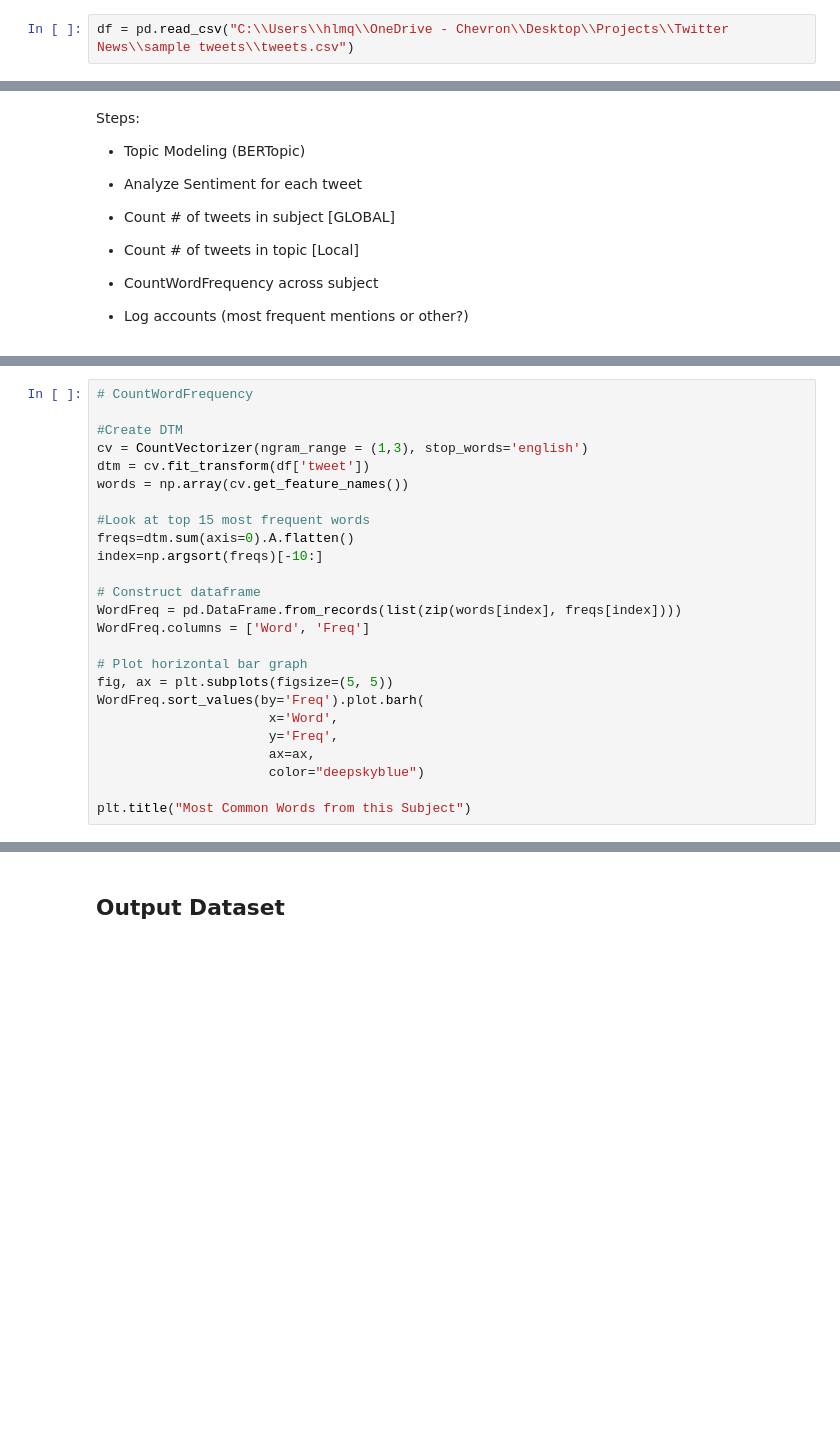
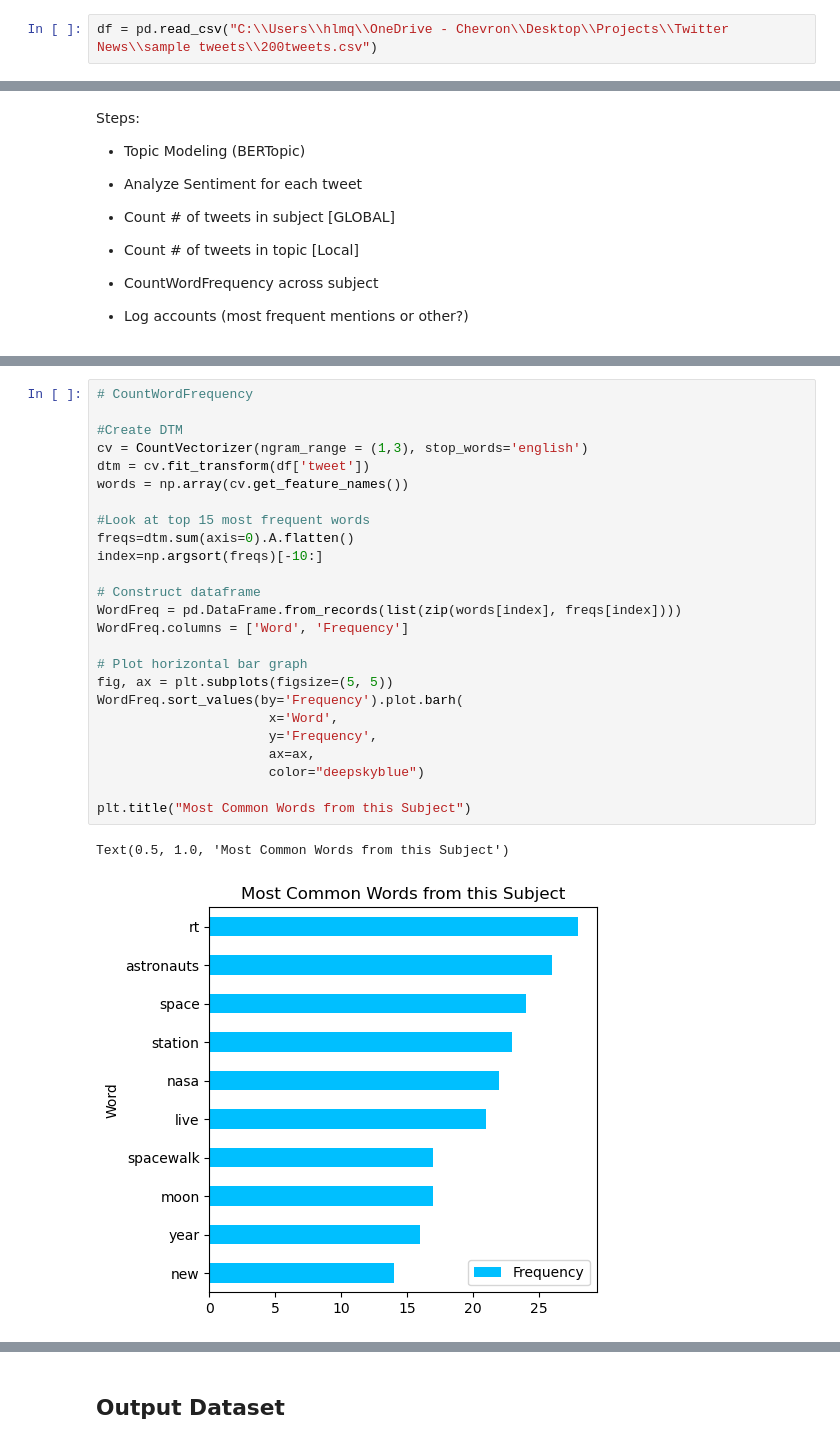
Before and after one commit to tzimmer3/Twitter_Project, a Jupyter notebook: 0. Execution.ipynb, the cells around one changed output, grey strips where cells are left out. Cells and saved outputs as stored; diff of their text form; blank space fills up the shorter version.

```diff
--- a/0. Execution.ipynb
+++ b/0. Execution.ipynb
@@ -107,5 +83,5 @@ def remove_stopwords(tweet, stopwords):
 # %%
-df = pd.read_csv("C:\\Users\\hlmq\\OneDrive - Chevron\\Desktop\\Projects\\Twitter News\\sample tweets\\tweets.csv")
+df = pd.read_csv("C:\\Users\\hlmq\\OneDrive - Chevron\\Desktop\\Projects\\Twitter News\\sample tweets\\200tweets.csv")
 # %%
 # Extract pieces out of tweets and put into df columns
 df['hashtags'] = df['tweet'].apply(TweetAnalyzer.extract_hashtags)
@@ -189,28 +166,31 @@ total_tweets_in_topic = []
 # %%
 # CountWordFrequency
 
 #Create DTM
 cv = CountVectorizer(ngram_range = (1,3), stop_words='english')
 dtm = cv.fit_transform(df['tweet'])
 words = np.array(cv.get_feature_names())
 
 #Look at top 15 most frequent words
 freqs=dtm.sum(axis=0).A.flatten()
 index=np.argsort(freqs)[-10:]
 
 # Construct dataframe
 WordFreq = pd.DataFrame.from_records(list(zip(words[index], freqs[index])))
-WordFreq.columns = ['Word', 'Freq']
+WordFreq.columns = ['Word', 'Frequency']
 
 # Plot horizontal bar graph
 fig, ax = plt.subplots(figsize=(5, 5))
-WordFreq.sort_values(by='Freq').plot.barh(
+WordFreq.sort_values(by='Frequency').plot.barh(
                       x='Word',
-                      y='Freq',
+                      y='Frequency',
                       ax=ax,
                       color="deepskyblue")
 
 plt.title("Most Common Words from this Subject")
+# %% [output]
+Text(0.5, 1.0, 'Most Common Words from this Subject')
+[figure, added]
 # %%
 vectorizer = CountVectorizer(analyzer=lambda x: x)
 dtm = vectorizer.fit_transform(df['mentions']).toarray()
```
Also changed, not shown: parts of 10 cells of this notebook, 1 other file.
